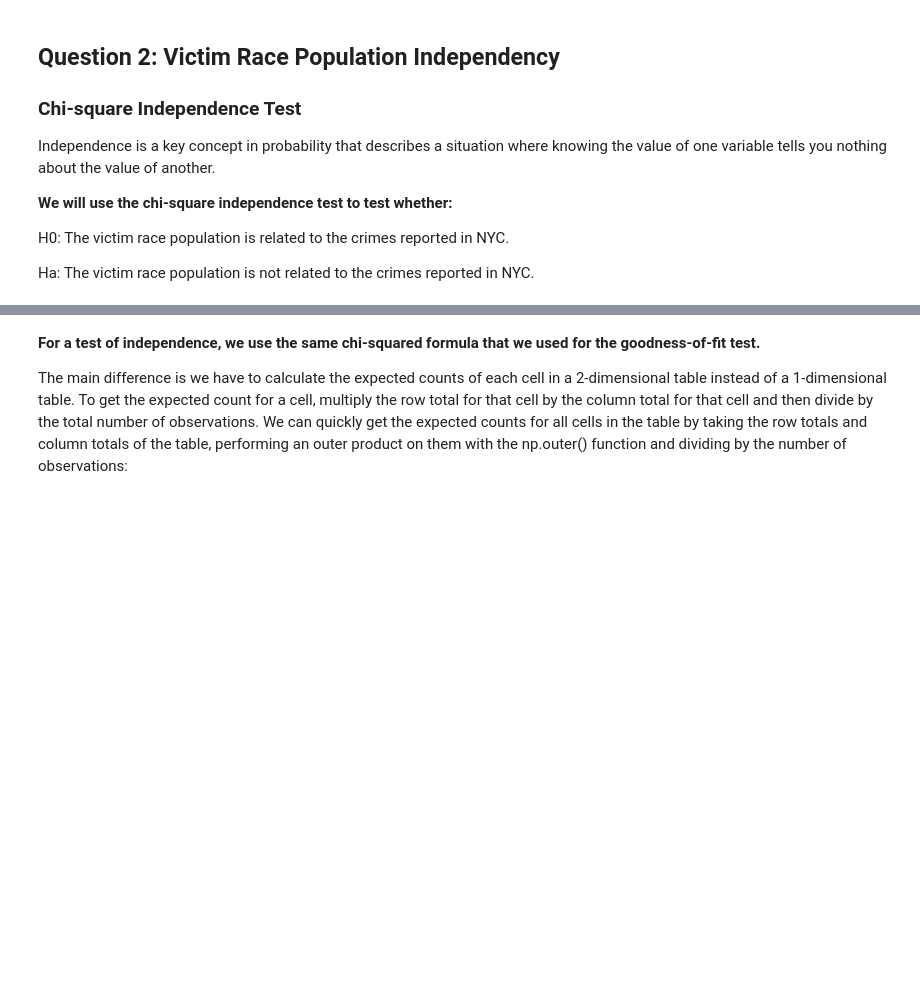
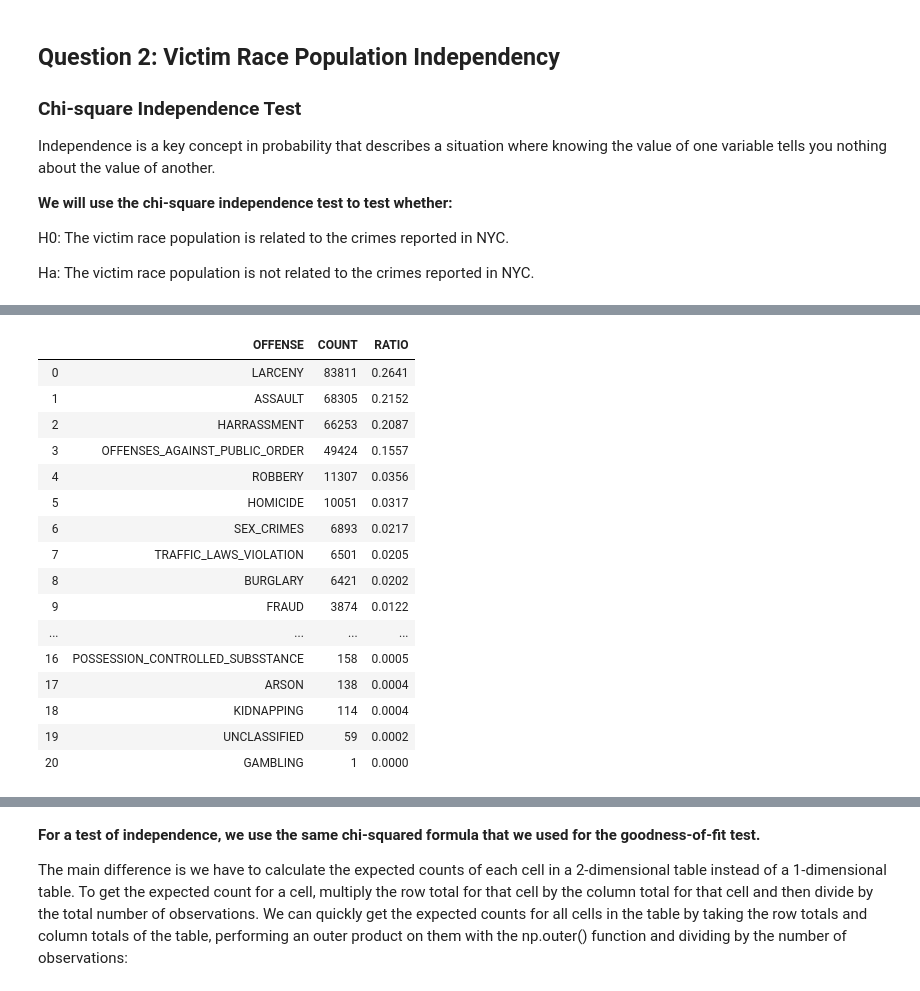
Before and after one commit to elizabeamedalla/Capstone-1, a Jupyter notebook: Statistical Inference.ipynb, the cells around one changed output, grey strips where cells are left out. Drawn from its saved outputs; the diff is of its cells as text; code cells hidden in the pictures; blank space fills up the shorter version.

```diff
--- a/Statistical Inference.ipynb
+++ b/Statistical Inference.ipynb
@@ -162,3 +198,45 @@ Ha: The victim race population is not related to the crimes reported in NYC.
+# %%
+# Count the ratio of each crimes relative to the whole crime report
+count_offense = new_df.OFFENSE_NAME.value_counts()
+
+all_offenses = count_offense.index
+
+# list of objects used to construct the df
+d = []
+
+for offense in all_offenses:
+    count = count_offense[offense]
+    ratio = count_offense[offense] / len(new_df.OFFENSE_NAME)
+    # Append object to list
+    d.append(
+        {
+            'OFFENSE': offense,
+            'COUNT': count,
+            'RATIO': np.round(ratio, 4),
+        }
+    )
+
+# Create the df using the list
+df_offense = pd.DataFrame(d)
+df_offense
+# %% [output]
+|  | OFFENSE | COUNT | RATIO |
+| 0 | LARCENY | 83811 | 0.2641 |
+| 1 | ASSAULT | 68305 | 0.2152 |
+| 2 | HARRASSMENT | 66253 | 0.2087 |
+| 3 | OFFENSES_AGAINST_PUBLIC_ORDER | 49424 | 0.1557 |
+| 4 | ROBBERY | 11307 | 0.0356 |
+| 5 | HOMICIDE | 10051 | 0.0317 |
+| 6 | SEX_CRIMES | 6893 | 0.0217 |
+| 7 | TRAFFIC_LAWS_VIOLATION | 6501 | 0.0205 |
+| 8 | BURGLARY | 6421 | 0.0202 |
+| 9 | FRAUD | 3874 | 0.0122 |
+| ... | ... | ... | ... |
+| 16 | POSSESSION_CONTROLLED_SUBSSTANCE | 158 | 0.0005 |
+| 17 | ARSON | 138 | 0.0004 |
+| 18 | KIDNAPPING | 114 | 0.0004 |
+| 19 | UNCLASSIFIED | 59 | 0.0002 |
+| 20 | GAMBLING | 1 | 0.0000 |
 # %%
 np.random.seed(11)
 
```
Also changed, not shown: parts of 13 cells of this notebook.
